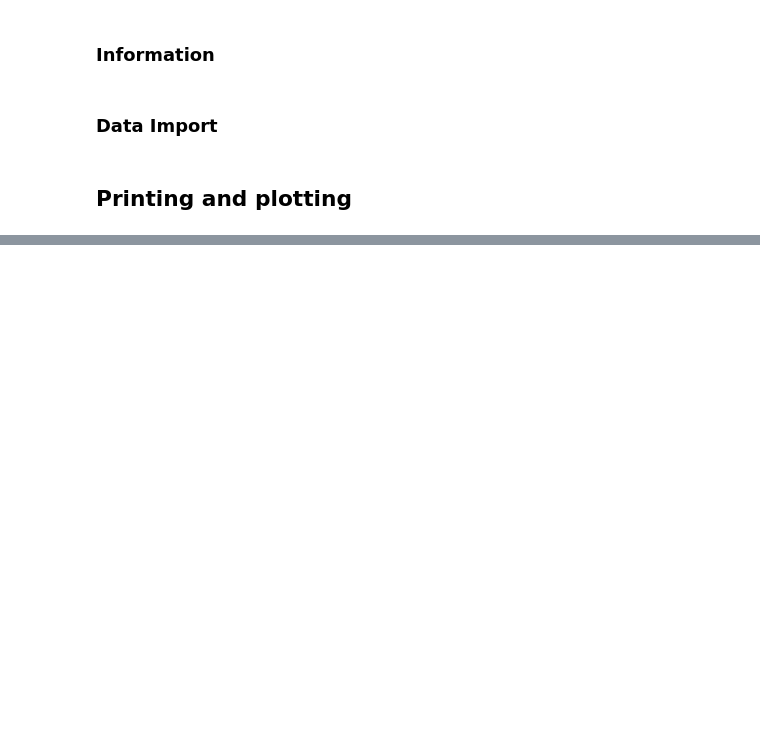
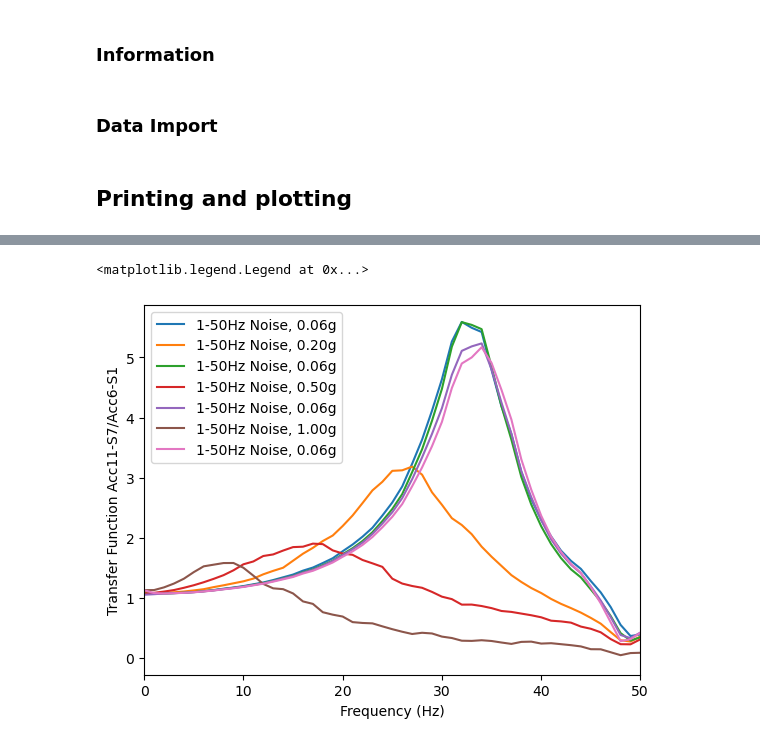
Before and after one commit to dkaramitros/pyDySP, a Jupyter notebook: example_equals.ipynb, the cells around one changed output, grey strips where cells are left out. Cells and saved outputs as stored; diff of their text form; code cells hidden in the pictures; blank space fills up the shorter version.

Commit message:
added transfer

```diff
--- a/example_equals.ipynb
+++ b/example_equals.ipynb
@@ -127,0 +135,8 @@ ax = test[1].plot(channels=[13,11,9,8], columns=1, plot_type="Timehistory") #sam
+# %%
+fix,ax = plt.subplots()
+for i in range(7):
+    test[i].transfer(channel_from=8, channel_to=13, axis=ax, nperseg=512)
+ax.legend()
+# %% [output]
+<matplotlib.legend.Legend at 0x...>
+[figure, added]
```
Also changed, not shown: parts of 2 cells of this notebook, 1 other file.
